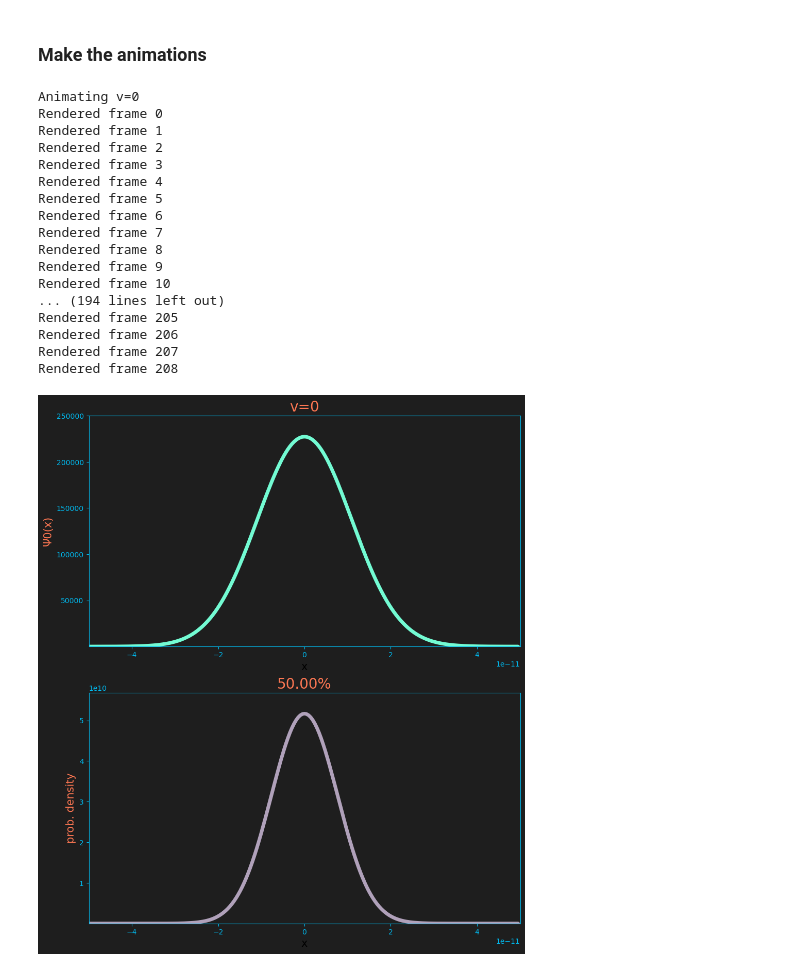
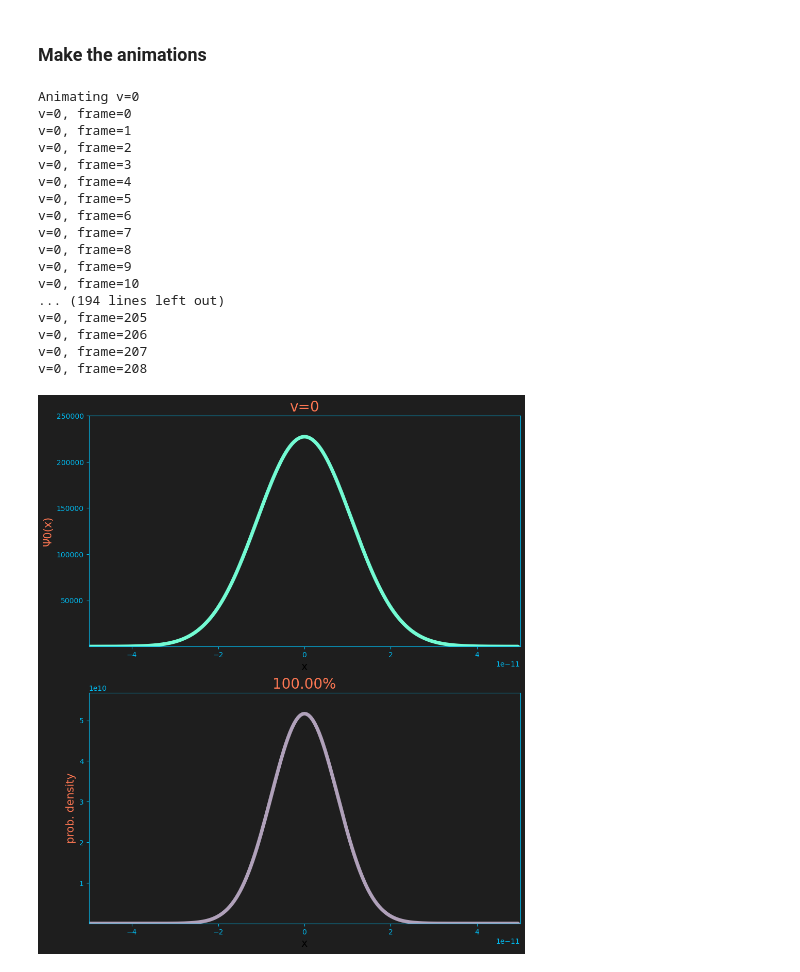
Before and after one commit to akey7/quantum-harmonic-oscillator, a Jupyter notebook: wavefunctions.ipynb, the cells around one changed output. Cells and saved outputs as stored; diff of their text form; code cells hidden in the pictures.

```diff
--- a/wavefunctions.ipynb
+++ b/wavefunctions.ipynb
@@ -61,48 +61,48 @@ prob_density_line = axs[1].plot(prob_densities[v][0][0], prob_densities[v][1][0]
 
 def init_func():
     axs[0].set_title(f'v={v}', size=20, color=heading_text_color)
     axs[0].set_ylabel(f'Ψ{v}(x)', size=15, color=heading_text_color)
     axs[0].set_xlabel('x', size=15)
     axs[0].set_xlim(x_min, x_max)
     axs[0].set_ylim(min(wavefunctions[v][1]), max(wavefunctions[v][1])*1.1)
 
     axs[1].set_ylabel(f'prob. density', size=15, color=heading_text_color)
     axs[1].set_xlabel('x', size=15)
     axs[1].set_xlim(x_min, x_max)
     axs[1].set_ylim(min(prob_densities[v][1]), max(prob_densities[v][1])*1.1)
 
     return wavefunction_line, prob_density_line, prob_density_title
 
 def update(frame):
     wavefunction_line[0].set_xdata(wavefunctions[v][0][:frame])
     wavefunction_line[0].set_ydata(wavefunctions[v][1][:frame])
     prob_density_line[0].set_xdata(prob_densities[v][0][:frame])
     prob_density_line[0].set_ydata(prob_densities[v][1][:frame])
-    cumulative_prbability = qho.integrate_prob_density_between_limits(v, 0., prob_densities[v][0][frame])
+    cumulative_prbability = qho.integrate_prob_density_between_limits(v, min(prob_densities[v][0]), prob_densities[v][0][frame])
     prob_density_title.set_text(f'{format(cumulative_prbability*100, ".2f")}%')
 
-    print(f'Rendered frame {frame}')
+    print(f'v={v}, frame={frame}')
 
     return wavefunction_line[0], prob_density_line[0], prob_density_title
 
 ani = animation.FuncAnimation(fig=fig, func=update, init_func=init_func, frames=n_points, interval=33)
 ani.save(filename=os.path.join('output', f'wavefunction_prob_density_{v}.mp4'), writer='ffmpeg')
 # %% [output]
 Animating v=0
-Rendered frame 0
-Rendered frame 1
-Rendered frame 2
-Rendered frame 3
-Rendered frame 4
-Rendered frame 5
-Rendered frame 6
-Rendered frame 7
-Rendered frame 8
-Rendered frame 9
-Rendered frame 10
+v=0, frame=0
+v=0, frame=1
+v=0, frame=2
+v=0, frame=3
+v=0, frame=4
+v=0, frame=5
+v=0, frame=6
+v=0, frame=7
+v=0, frame=8
+v=0, frame=9
+v=0, frame=10
 ... (194 lines left out)
-Rendered frame 205
-Rendered frame 206
-Rendered frame 207
-Rendered frame 208
+v=0, frame=205
+v=0, frame=206
+v=0, frame=207
+v=0, frame=208
-[figure, old version]
+[figure, new version]
```
